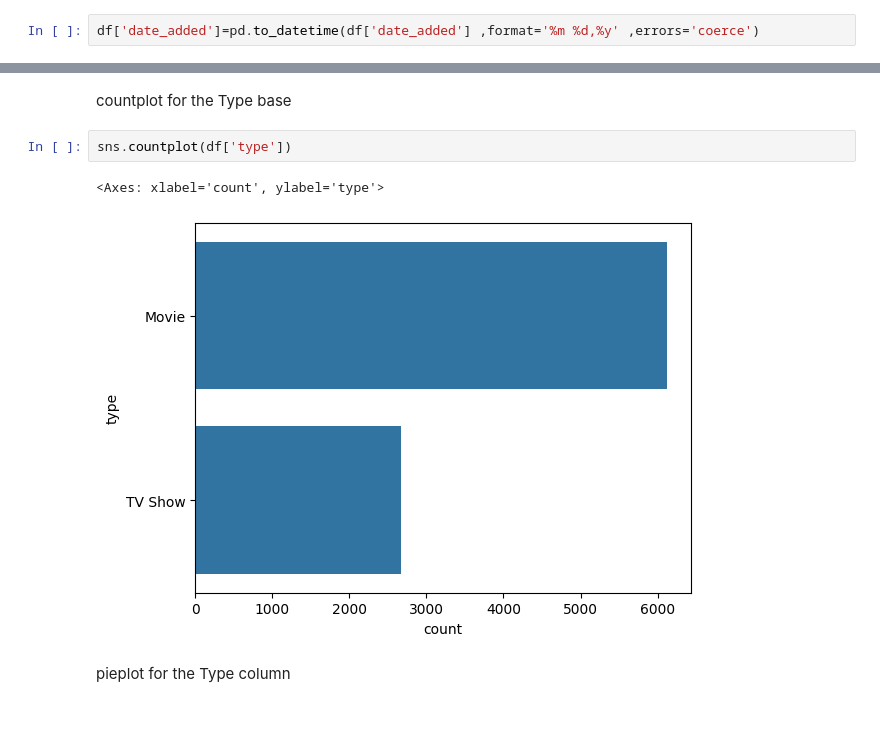
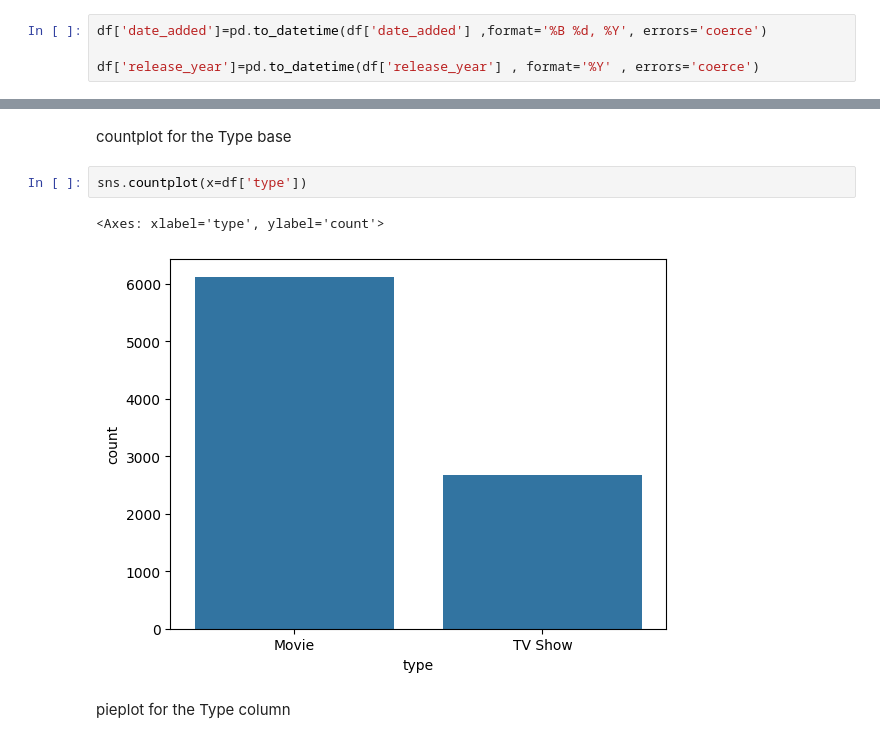
Before and after one commit to Muhammad-Haris-coding/1st-code, a Jupyter notebook: EdaOnNetflexDataset.ipynb, the cells around one changed output, grey strips where cells are left out. Cells and saved outputs as stored; diff of their text form.

```diff
--- a/EdaOnNetflexDataset.ipynb
+++ b/EdaOnNetflexDataset.ipynb
@@ -168,7 +148,9 @@ dtype: int64
 # %% [markdown]
 Converting the date added column to date_time type
 # %%
-df['date_added']=pd.to_datetime(df['date_added'] ,format='%m %d,%y' ,errors='coerce')
+df['date_added']=pd.to_datetime(df['date_added'] ,format='%B %d, %Y', errors='coerce')
+
+df['release_year']=pd.to_datetime(df['release_year'] , format='%Y' , errors='coerce')
 # %% [markdown]
 ### **univariate analysis**
 # %%
@@ -185,10 +167,10 @@ df.head()
 # %% [markdown]
 countplot for the Type base
 # %%
-sns.countplot(df['type'])
+sns.countplot(x=df['type'])
 # %% [output]
-<Axes: xlabel='count', ylabel='type'>
+<Axes: xlabel='type', ylabel='count'>
-[figure, old version]
+[figure, new version]
 # %% [markdown]
 pieplot for the Type column
 # %%
```
Also changed, not shown: parts of 36 cells of this notebook.
